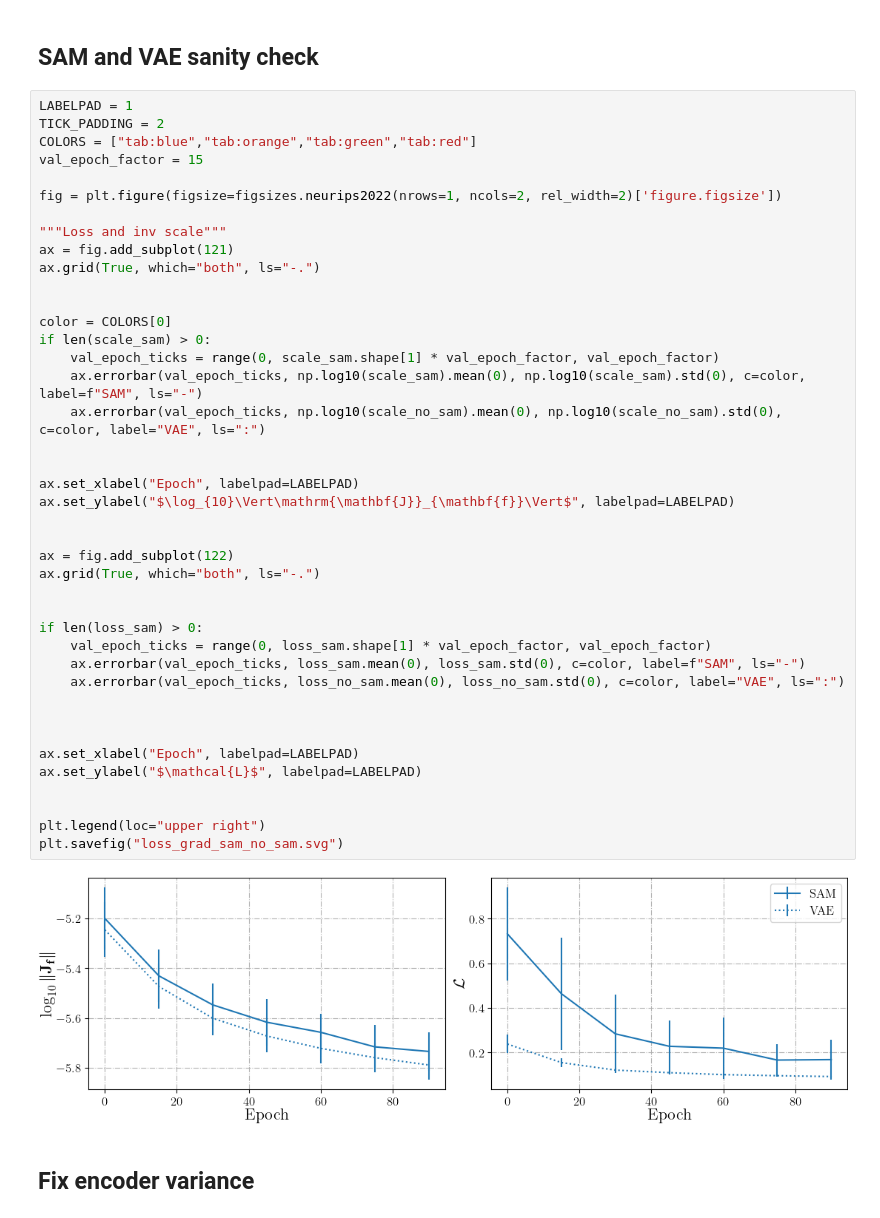
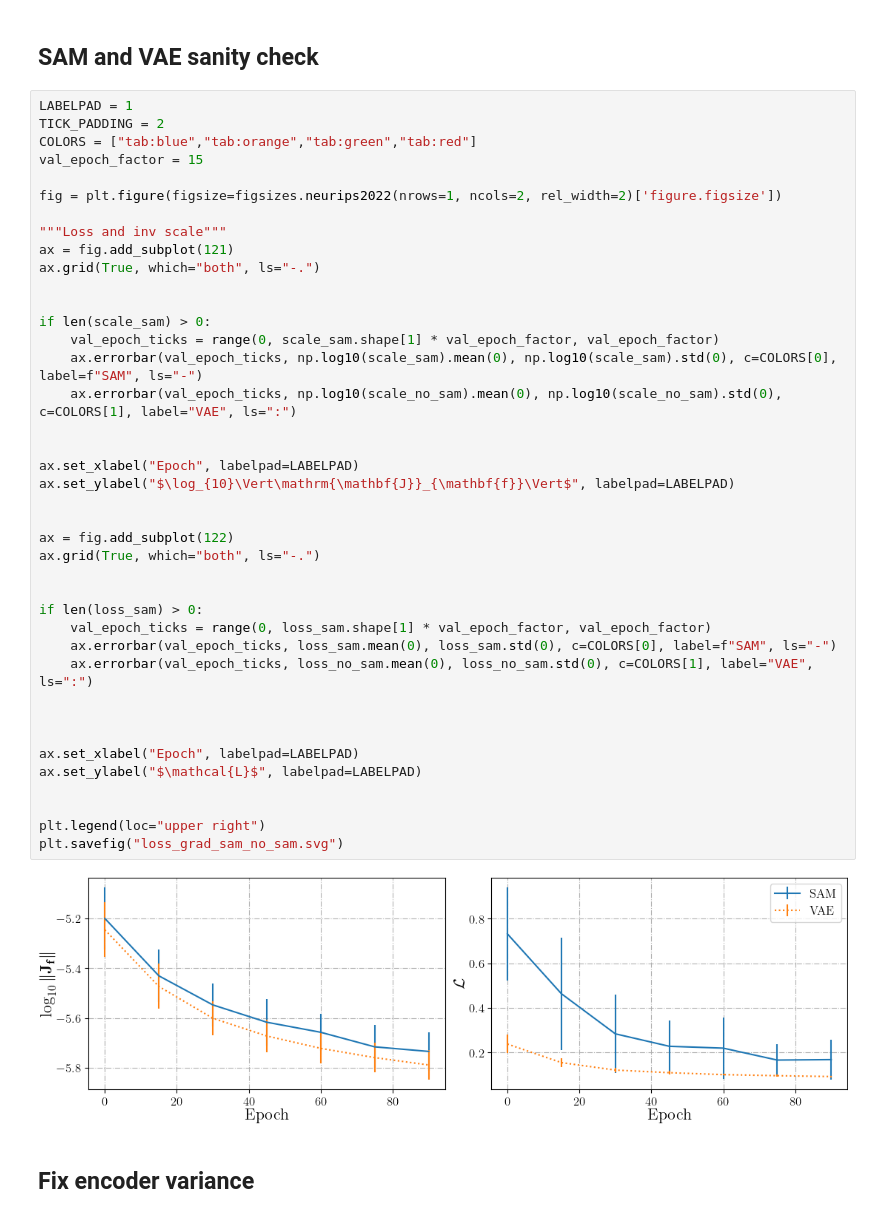
Before and after one commit to rpatrik96/vae-sam, a Jupyter notebook: analysis/figures.ipynb, the cells around one changed output. Cells and saved outputs as stored; diff of their text form.

Commit message:
VAE/SAM plot color

```diff
--- a/analysis/figures.ipynb
+++ b/analysis/figures.ipynb
@@ -90,39 +90,38 @@ fig = plt.figure(figsize=figsizes.neurips2022(nrows=1, ncols=2, rel_width=2)['fi
 
 """Loss and inv scale"""
 ax = fig.add_subplot(121)
 ax.grid(True, which="both", ls="-.")
 
 
-color = COLORS[0]
 if len(scale_sam) > 0:
     val_epoch_ticks = range(0, scale_sam.shape[1] * val_epoch_factor, val_epoch_factor)
-    ax.errorbar(val_epoch_ticks, np.log10(scale_sam).mean(0), np.log10(scale_sam).std(0), c=color, label=f"SAM", ls="-")
-    ax.errorbar(val_epoch_ticks, np.log10(scale_no_sam).mean(0), np.log10(scale_no_sam).std(0), c=color, label="VAE", ls=":")
+    ax.errorbar(val_epoch_ticks, np.log10(scale_sam).mean(0), np.log10(scale_sam).std(0), c=COLORS[0], label=f"SAM", ls="-")
+    ax.errorbar(val_epoch_ticks, np.log10(scale_no_sam).mean(0), np.log10(scale_no_sam).std(0), c=COLORS[1], label="VAE", ls=":")
 
 
 ax.set_xlabel("Epoch", labelpad=LABELPAD)
 ax.set_ylabel("$\log_{10}\Vert\mathrm{\mathbf{J}}_{\mathbf{f}}\Vert$", labelpad=LABELPAD)
 
 
 ax = fig.add_subplot(122)
 ax.grid(True, which="both", ls="-.")
 
 
 if len(loss_sam) > 0:
     val_epoch_ticks = range(0, loss_sam.shape[1] * val_epoch_factor, val_epoch_factor)
-    ax.errorbar(val_epoch_ticks, loss_sam.mean(0), loss_sam.std(0), c=color, label=f"SAM", ls="-")
-    ax.errorbar(val_epoch_ticks, loss_no_sam.mean(0), loss_no_sam.std(0), c=color, label="VAE", ls=":")
+    ax.errorbar(val_epoch_ticks, loss_sam.mean(0), loss_sam.std(0), c=COLORS[0], label=f"SAM", ls="-")
+    ax.errorbar(val_epoch_ticks, loss_no_sam.mean(0), loss_no_sam.std(0), c=COLORS[1], label="VAE", ls=":")
 
 
 
 ax.set_xlabel("Epoch", labelpad=LABELPAD)
 ax.set_ylabel("$\mathcal{L}$", labelpad=LABELPAD)
 
 
 plt.legend(loc="upper right")
 plt.savefig("loss_grad_sam_no_sam.svg")
 # %% [output]
-[figure, old version]
+[figure, new version]
 # %% [markdown]
 ## Fix encoder variance
 # %%
```
